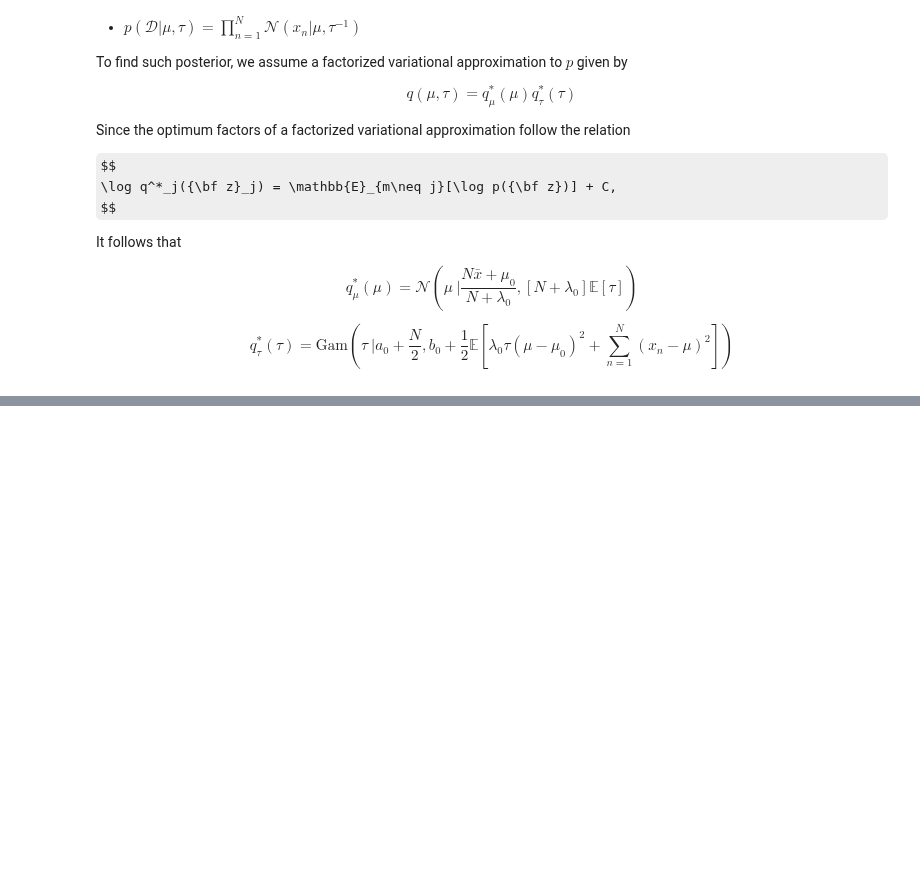
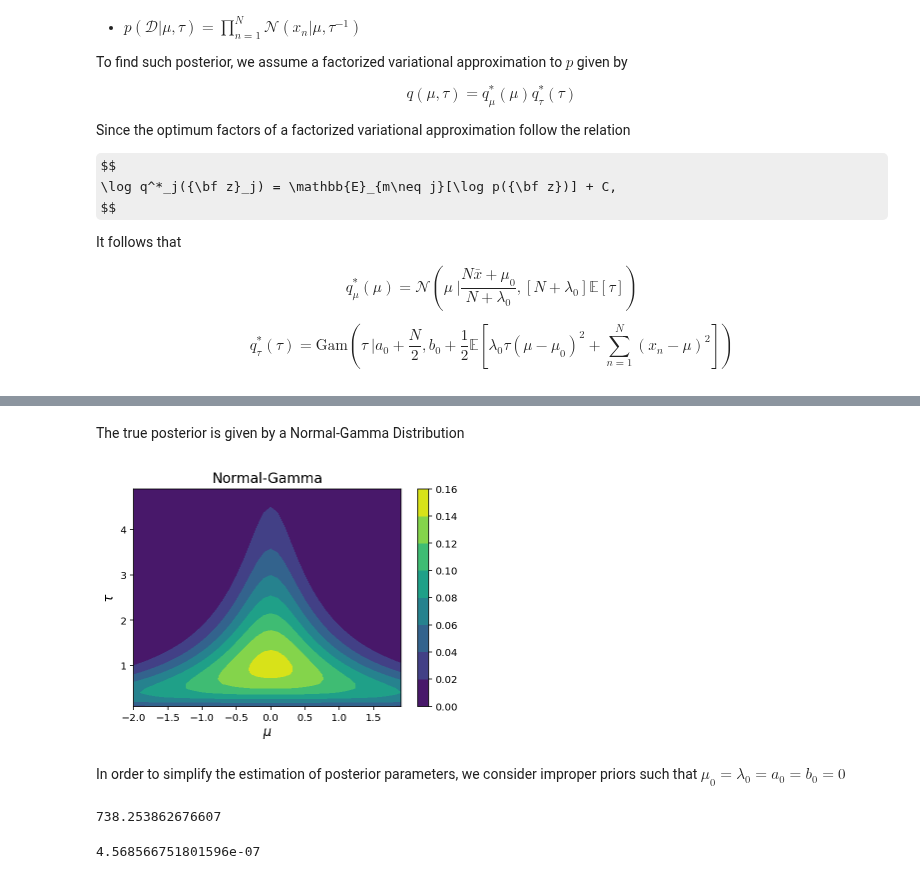
Before and after one commit to gerdm/prml, a Jupyter notebook: chapter10/variational-univariate-gaussian.ipynb, the cells around one changed output, grey strips where cells are left out. Drawn from its saved outputs; the diff is of its cells as text; code cells hidden in the pictures; some formulas as TeX source; blank space fills up the shorter version.

```diff
--- a/chapter10/variational-univariate-gaussian.ipynb
+++ b/chapter10/variational-univariate-gaussian.ipynb
@@ -45,0 +59,31 @@ $$
+# %% [markdown]
+The true posterior is given by a Normal-Gamma Distribution
+# %%
+def norm_gamma(x, mu, lam, a, b):
+    mux, taux = x
+
+    pmu = norm.pdf(mux, loc=mu, scale=1 / (taux * lam))
+    ptau = gamma.pdf(taux, a=a, scale=b)
+
+    return pmu * ptau
+
+a, b = 1, 1
+mu, tau = 0, 1
+
+X = np.mgrid[-2:2:0.1, 0.1:5:0.1]
+Z = np.apply_along_axis(norm_gamma, 0, X,
+                        mu=mu, lam=tau, a=a, b=b)
+
+plt.title("Normal-Gamma", fontsize=14)
+plt.contourf(*X, Z)
+plt.xlabel(r"$\mu$", fontsize=13)
+plt.ylabel(r"$\tau$", fontsize=13)
+plt.colorbar();
+# %% [output]
+[figure, added]
+# %% [markdown]
+In order to simplify the estimation of posterior parameters, we consider improper priors such that $\mu_0 = \lambda_0 = a_0 = b_0 = 0$
+# %%
+E_mu
+# %% [output]
+738.253862676607
@@ -45,0 +112,4 @@ $$
+# %%
+gamma.pdf(0.4, a=N/2, scale=E_mu/(2*N))
+# %% [output]
+4.568566751801596e-07
```
Also changed, not shown: parts of 5 cells of this notebook.
